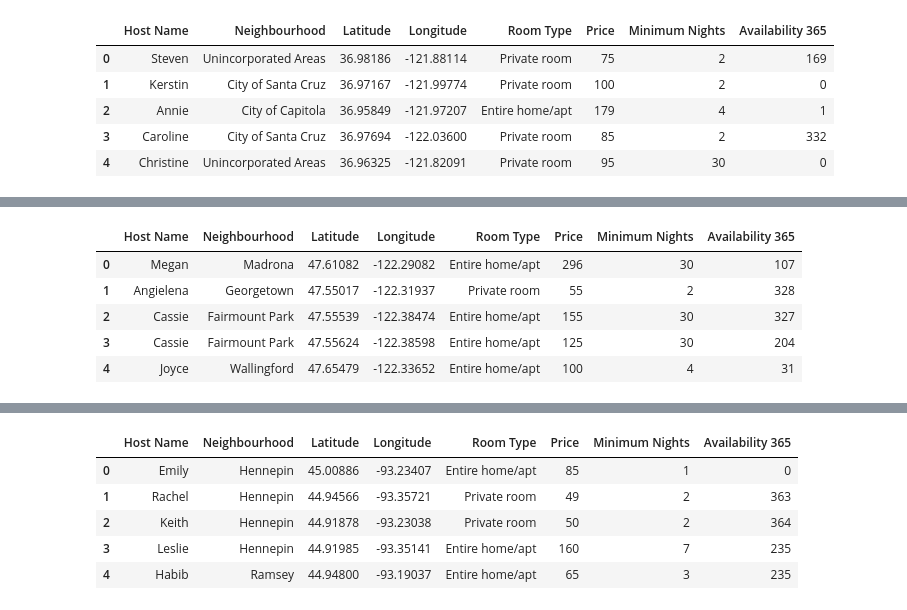
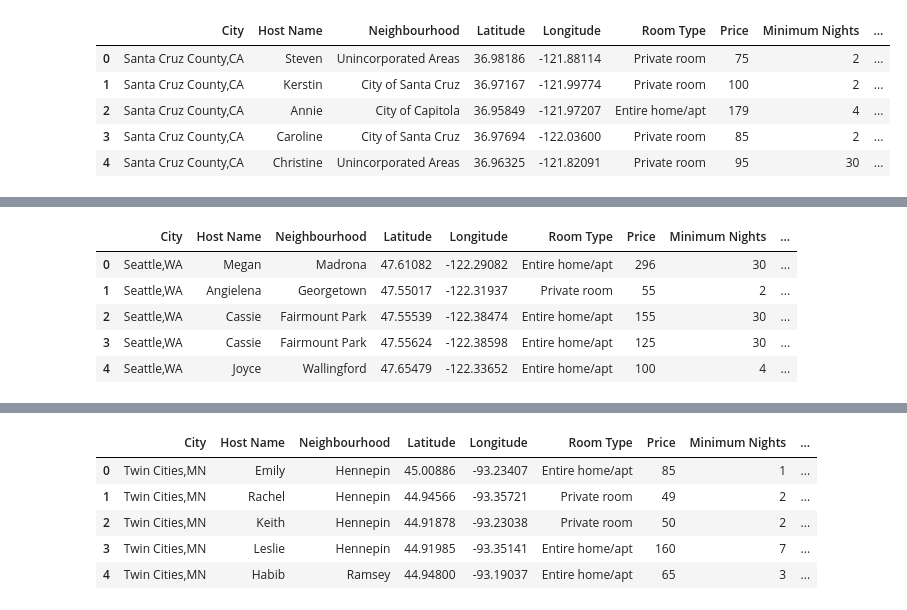
Before and after one commit to JorgeArV/Travel_Destinations, a Jupyter notebook: Extract_and_Load/US Airbnb Listings.ipynb, the cells around one changed output, grey strips where cells are left out. Saved outputs shown, nothing was run; the diff lists cells and outputs as text; code cells hidden in the pictures.

```diff
--- a/Extract_and_Load/US Airbnb Listings.ipynb
+++ b/Extract_and_Load/US Airbnb Listings.ipynb
@@ -430,0 +383,2 @@ SantaCruzCountyOriginal.head()
+# %%
+SantaCruzCountyOriginal = pd.read_csv('../Resources/Santa Cruz County.csv')
@@ -446,14 +407,16 @@ SantaCruzCountyOriginal.head()
 | 2 | 31721 | Dog Friendly Private Pleasure Poi... | 136376 | Annie | NaN | City of Capitola | 36.95849 | -121.97207 | ... |
 | 3 | 43785 | Guest bedroom in Victorian home | 191477 | Caroline | NaN | City of Santa Cruz | 36.97694 | -122.03600 | ... |
 | 4 | 49520 | Guest Cottage with shared bath | 225721 | Christine | NaN | Unincorporated Areas | 36.96325 | -121.82091 | ... |
+# %%
+SantaCruzCountyOriginal["City"] = "Santa Cruz County,CA"
 # %%
-SantaCruzCounty = SantaCruzCountyOriginal[['Host Name','Neighbourhood','Latitude','Longitude','Room Type','Price','Minimum Nights','Availability 365']]
+SantaCruzCounty = SantaCruzCountyOriginal[['City','Host Name','Neighbourhood','Latitude','Longitude','Room Type','Price','Minimum Nights','Availability 365']]
 SantaCruzCounty.head()
 # %% [output]
-|  | Host Name | Neighbourhood | Latitude | Longitude | Room Type | Price | Minimum Nights | Availability 365 |
-| 0 | Steven | Unincorporated Areas | 36.98186 | -121.88114 | Private room | 75 | 2 | 169 |
-| 1 | Kerstin | City of Santa Cruz | 36.97167 | -121.99774 | Private room | 100 | 2 | 0 |
-| 2 | Annie | City of Capitola | 36.95849 | -121.97207 | Entire home/apt | 179 | 4 | 1 |
-| 3 | Caroline | City of Santa Cruz | 36.97694 | -122.03600 | Private room | 85 | 2 | 332 |
-| 4 | Christine | Unincorporated Areas | 36.96325 | -121.82091 | Private room | 95 | 30 | 0 |
+|  | City | Host Name | Neighbourhood | Latitude | Longitude | Room Type | Price | Minimum Nights | ... |
+| 0 | Santa Cruz County,CA | Steven | Unincorporated Areas | 36.98186 | -121.88114 | Private room | 75 | 2 | ... |
+| 1 | Santa Cruz County,CA | Kerstin | City of Santa Cruz | 36.97167 | -121.99774 | Private room | 100 | 2 | ... |
+| 2 | Santa Cruz County,CA | Annie | City of Capitola | 36.95849 | -121.97207 | Entire home/apt | 179 | 4 | ... |
+| 3 | Santa Cruz County,CA | Caroline | City of Santa Cruz | 36.97694 | -122.03600 | Private room | 85 | 2 | ... |
+| 4 | Santa Cruz County,CA | Christine | Unincorporated Areas | 36.96325 | -121.82091 | Private room | 95 | 30 | ... |
 # %%
@@ -487,11 +452,11 @@ SeattleOriginal.head()
 # %%
-Seattle = SeattleOriginal[['Host Name','Neighbourhood','Latitude','Longitude','Room Type','Price','Minimum Nights','Availability 365']]
+Seattle = SeattleOriginal[['City','Host Name','Neighbourhood','Latitude','Longitude','Room Type','Price','Minimum Nights','Availability 365']]
 Seattle.head()
 # %% [output]
-|  | Host Name | Neighbourhood | Latitude | Longitude | Room Type | Price | Minimum Nights | Availability 365 |
-| 0 | Megan | Madrona | 47.61082 | -122.29082 | Entire home/apt | 296 | 30 | 107 |
-| 1 | Angielena | Georgetown | 47.55017 | -122.31937 | Private room | 55 | 2 | 328 |
-| 2 | Cassie | Fairmount Park | 47.55539 | -122.38474 | Entire home/apt | 155 | 30 | 327 |
-| 3 | Cassie | Fairmount Park | 47.55624 | -122.38598 | Entire home/apt | 125 | 30 | 204 |
-| 4 | Joyce | Wallingford | 47.65479 | -122.33652 | Entire home/apt | 100 | 4 | 31 |
+|  | City | Host Name | Neighbourhood | Latitude | Longitude | Room Type | Price | Minimum Nights | ... |
+| 0 | Seattle,WA | Megan | Madrona | 47.61082 | -122.29082 | Entire home/apt | 296 | 30 | ... |
+| 1 | Seattle,WA | Angielena | Georgetown | 47.55017 | -122.31937 | Private room | 55 | 2 | ... |
+| 2 | Seattle,WA | Cassie | Fairmount Park | 47.55539 | -122.38474 | Entire home/apt | 155 | 30 | ... |
+| 3 | Seattle,WA | Cassie | Fairmount Park | 47.55624 | -122.38598 | Entire home/apt | 125 | 30 | ... |
+| 4 | Seattle,WA | Joyce | Wallingford | 47.65479 | -122.33652 | Entire home/apt | 100 | 4 | ... |
 # %%
@@ -525,11 +492,11 @@ TwinCitiesOriginal.head()
 # %%
-TwinCities = TwinCitiesOriginal[['Host Name','Neighbourhood','Latitude','Longitude','Room Type','Price','Minimum Nights','Availability 365']]
+TwinCities = TwinCitiesOriginal[['City','Host Name','Neighbourhood','Latitude','Longitude','Room Type','Price','Minimum Nights','Availability 365']]
 TwinCities.head()
 # %% [output]
-|  | Host Name | Neighbourhood | Latitude | Longitude | Room Type | Price | Minimum Nights | Availability 365 |
-| 0 | Emily | Hennepin | 45.00886 | -93.23407 | Entire home/apt | 85 | 1 | 0 |
-| 1 | Rachel | Hennepin | 44.94566 | -93.35721 | Private room | 49 | 2 | 363 |
-| 2 | Keith | Hennepin | 44.91878 | -93.23038 | Private room | 50 | 2 | 364 |
-| 3 | Leslie | Hennepin | 44.91985 | -93.35141 | Entire home/apt | 160 | 7 | 235 |
-| 4 | Habib | Ramsey | 44.94800 | -93.19037 | Entire home/apt | 65 | 3 | 235 |
+|  | City | Host Name | Neighbourhood | Latitude | Longitude | Room Type | Price | Minimum Nights | ... |
+| 0 | Twin Cities,MN | Emily | Hennepin | 45.00886 | -93.23407 | Entire home/apt | 85 | 1 | ... |
+| 1 | Twin Cities,MN | Rachel | Hennepin | 44.94566 | -93.35721 | Private room | 49 | 2 | ... |
+| 2 | Twin Cities,MN | Keith | Hennepin | 44.91878 | -93.23038 | Private room | 50 | 2 | ... |
+| 3 | Twin Cities,MN | Leslie | Hennepin | 44.91985 | -93.35141 | Entire home/apt | 160 | 7 | ... |
+| 4 | Twin Cities,MN | Habib | Ramsey | 44.94800 | -93.19037 | Entire home/apt | 65 | 3 | ... |
 # %%
```
Also changed, not shown: parts of 83 cells of this notebook, 1 other file.
